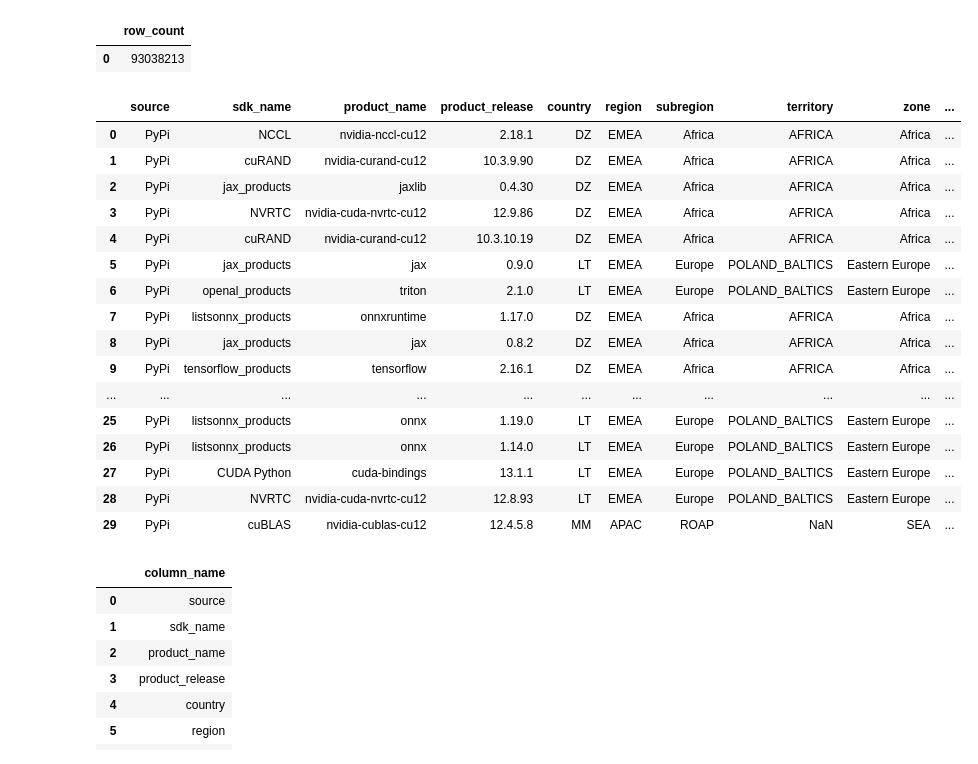
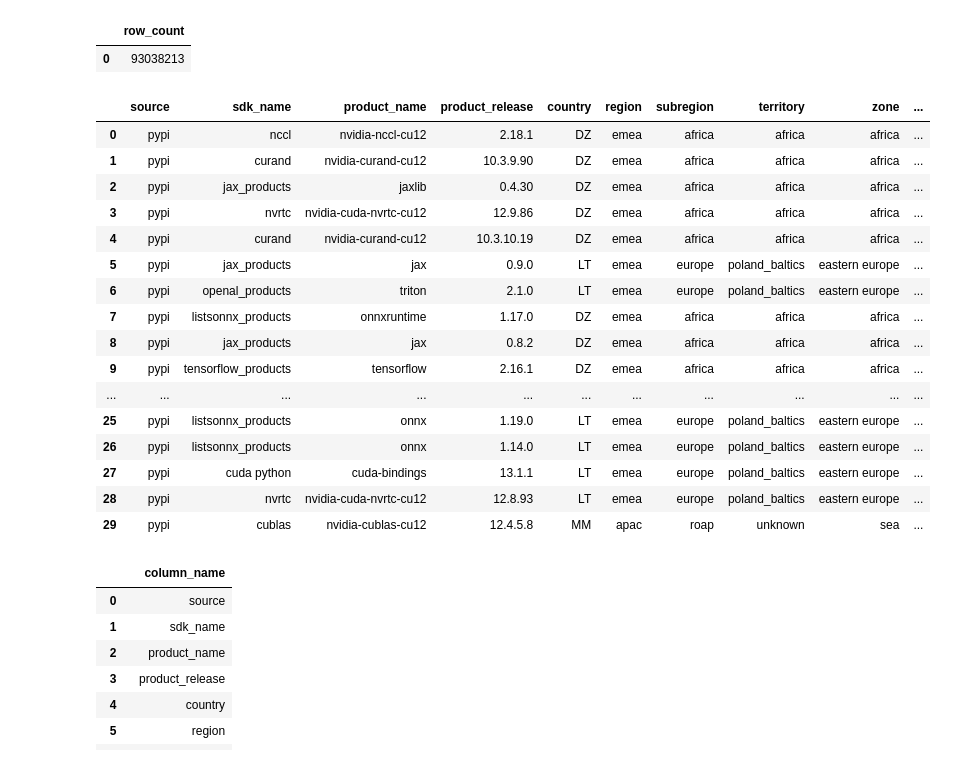
Before and after one commit to WBDoran/Spring2026_IndustryProject, a Jupyter notebook: EDA_DuckDB.ipynb, the cells around one changed output. Cells and saved outputs as stored; diff of their text form; code cells hidden in the pictures.

```diff
--- a/EDA_DuckDB.ipynb
+++ b/EDA_DuckDB.ipynb
@@ -222,25 +222,25 @@ con.execute("SELECT COUNT(*) AS row_count FROM sdk_download_clean").fetchdf()
 | 0 | 93038213 |
 # %%
 
-con.execute("SELECT * FROM sdk_download_clean LIMIT 30").fetchdf()
+con.execute("SELECT * FROM sdk_download_final LIMIT 30").fetchdf()
 # %% [output]
 |  | source | sdk_name | product_name | product_release | country | region | subregion | territory | zone | ... |
-| 0 | PyPi | NCCL | nvidia-nccl-cu12 | 2.18.1 | DZ | EMEA | Africa | AFRICA | Africa | ... |
-| 1 | PyPi | cuRAND | nvidia-curand-cu12 | 10.3.9.90 | DZ | EMEA | Africa | AFRICA | Africa | ... |
-| 2 | PyPi | jax_products | jaxlib | 0.4.30 | DZ | EMEA | Africa | AFRICA | Africa | ... |
-| 3 | PyPi | NVRTC | nvidia-cuda-nvrtc-cu12 | 12.9.86 | DZ | EMEA | Africa | AFRICA | Africa | ... |
-| 4 | PyPi | cuRAND | nvidia-curand-cu12 | 10.3.10.19 | DZ | EMEA | Africa | AFRICA | Africa | ... |
-| 5 | PyPi | jax_products | jax | 0.9.0 | LT | EMEA | Europe | POLAND_BALTICS | Eastern Europe | ... |
-| 6 | PyPi | openal_products | triton | 2.1.0 | LT | EMEA | Europe | POLAND_BALTICS | Eastern Europe | ... |
-| 7 | PyPi | listsonnx_products | onnxruntime | 1.17.0 | DZ | EMEA | Africa | AFRICA | Africa | ... |
-| 8 | PyPi | jax_products | jax | 0.8.2 | DZ | EMEA | Africa | AFRICA | Africa | ... |
-| 9 | PyPi | tensorflow_products | tensorflow | 2.16.1 | DZ | EMEA | Africa | AFRICA | Africa | ... |
+| 0 | pypi | nccl | nvidia-nccl-cu12 | 2.18.1 | DZ | emea | africa | africa | africa | ... |
+| 1 | pypi | curand | nvidia-curand-cu12 | 10.3.9.90 | DZ | emea | africa | africa | africa | ... |
+| 2 | pypi | jax_products | jaxlib | 0.4.30 | DZ | emea | africa | africa | africa | ... |
+| 3 | pypi | nvrtc | nvidia-cuda-nvrtc-cu12 | 12.9.86 | DZ | emea | africa | africa | africa | ... |
+| 4 | pypi | curand | nvidia-curand-cu12 | 10.3.10.19 | DZ | emea | africa | africa | africa | ... |
+| 5 | pypi | jax_products | jax | 0.9.0 | LT | emea | europe | poland_baltics | eastern europe | ... |
+| 6 | pypi | openal_products | triton | 2.1.0 | LT | emea | europe | poland_baltics | eastern europe | ... |
+| 7 | pypi | listsonnx_products | onnxruntime | 1.17.0 | DZ | emea | africa | africa | africa | ... |
+| 8 | pypi | jax_products | jax | 0.8.2 | DZ | emea | africa | africa | africa | ... |
+| 9 | pypi | tensorflow_products | tensorflow | 2.16.1 | DZ | emea | africa | africa | africa | ... |
 | ... | ... | ... | ... | ... | ... | ... | ... | ... | ... | ... |
-| 25 | PyPi | listsonnx_products | onnx | 1.19.0 | LT | EMEA | Europe | POLAND_BALTICS | Eastern Europe | ... |
-| 26 | PyPi | listsonnx_products | onnx | 1.14.0 | LT | EMEA | Europe | POLAND_BALTICS | Eastern Europe | ... |
-| 27 | PyPi | CUDA Python | cuda-bindings | 13.1.1 | LT | EMEA | Europe | POLAND_BALTICS | Eastern Europe | ... |
-| 28 | PyPi | NVRTC | nvidia-cuda-nvrtc-cu12 | 12.8.93 | LT | EMEA | Europe | POLAND_BALTICS | Eastern Europe | ... |
-| 29 | PyPi | cuBLAS | nvidia-cublas-cu12 | 12.4.5.8 | MM | APAC | ROAP | NaN | SEA | ... |
+| 25 | pypi | listsonnx_products | onnx | 1.19.0 | LT | emea | europe | poland_baltics | eastern europe | ... |
+| 26 | pypi | listsonnx_products | onnx | 1.14.0 | LT | emea | europe | poland_baltics | eastern europe | ... |
+| 27 | pypi | cuda python | cuda-bindings | 13.1.1 | LT | emea | europe | poland_baltics | eastern europe | ... |
+| 28 | pypi | nvrtc | nvidia-cuda-nvrtc-cu12 | 12.8.93 | LT | emea | europe | poland_baltics | eastern europe | ... |
+| 29 | pypi | cublas | nvidia-cublas-cu12 | 12.4.5.8 | MM | apac | roap | unknown | sea | ... |
 # %%
 
 con.execute("""
```
Also changed, not shown: parts of 49 cells of this notebook, 14 other files.
